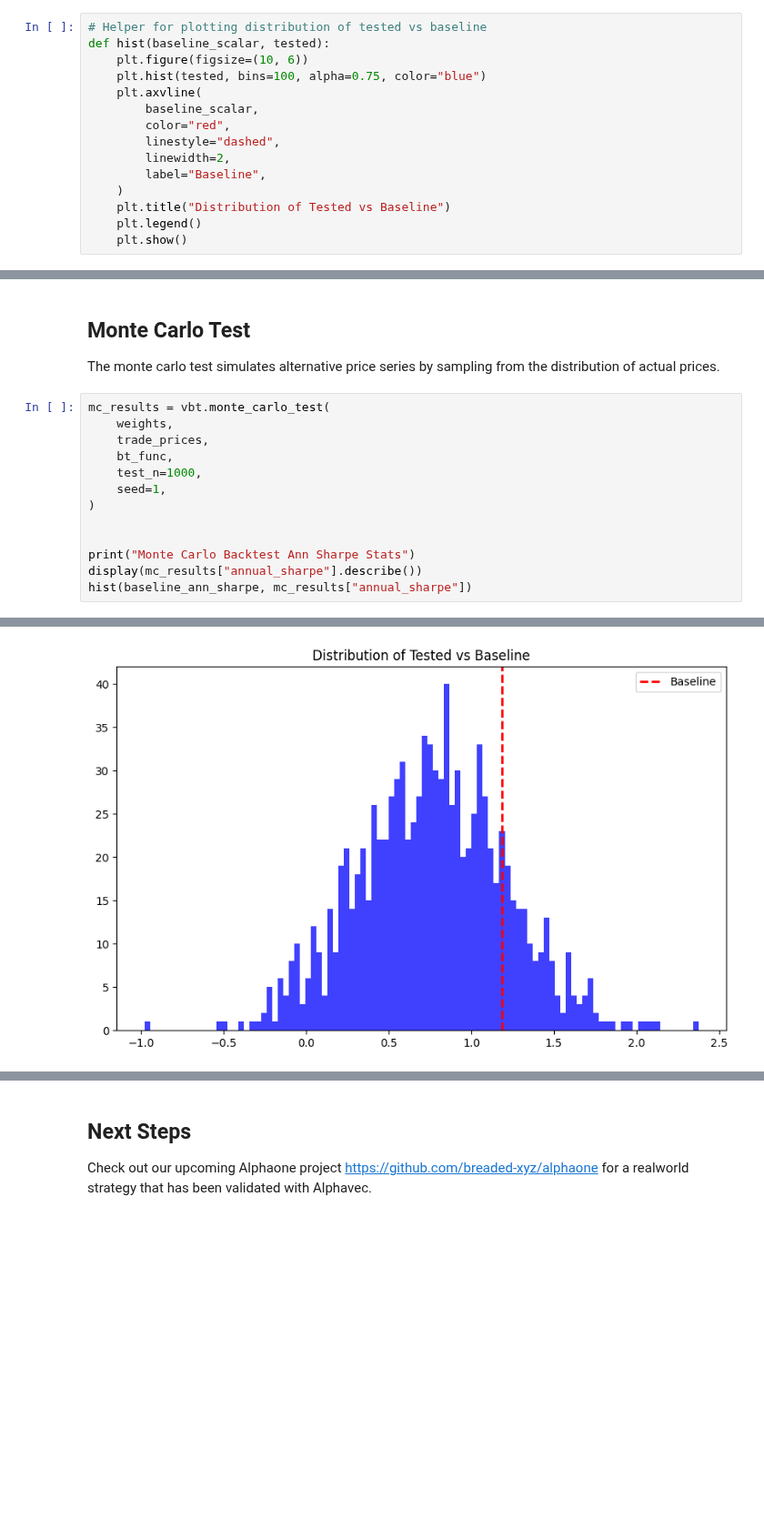
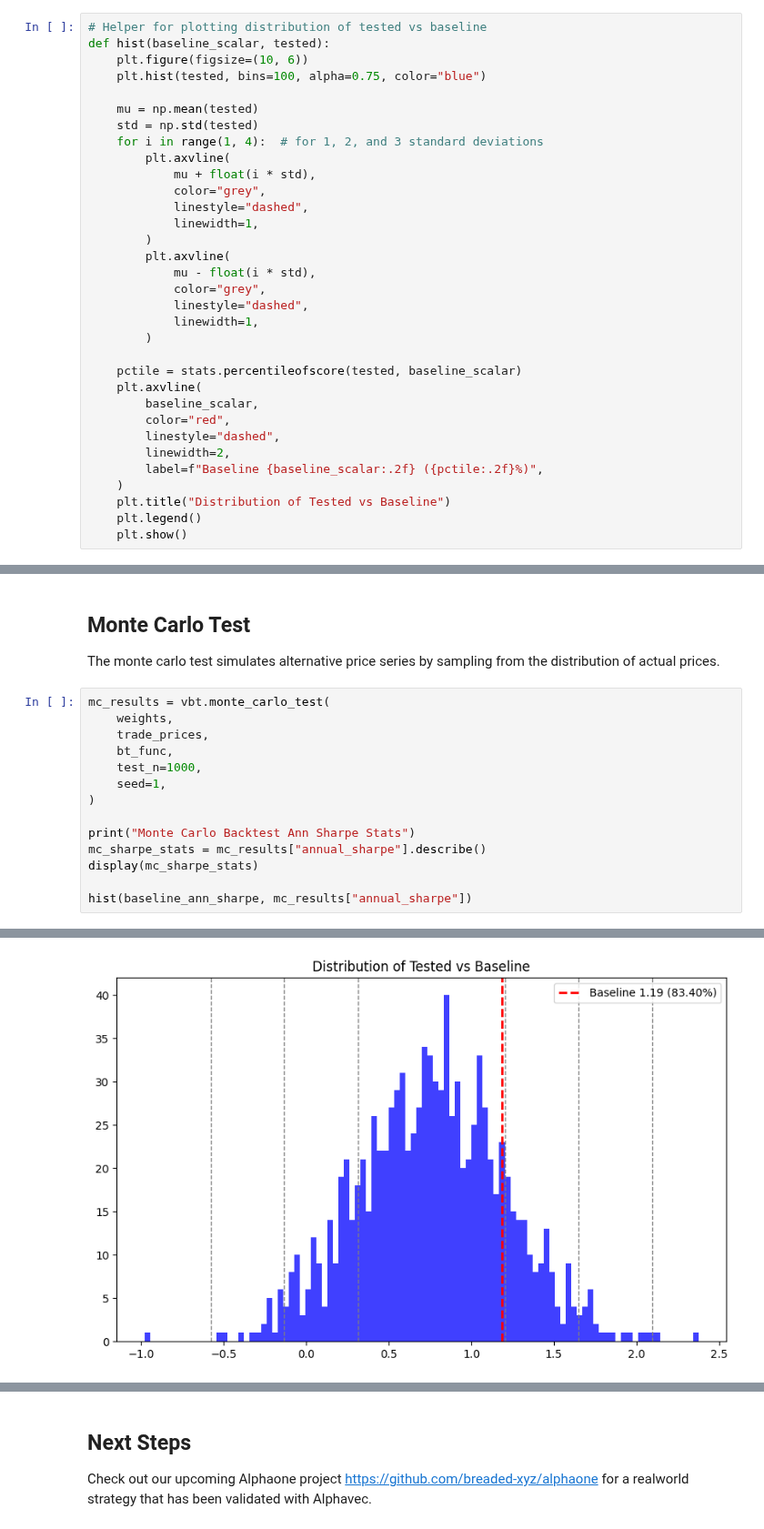
Before and after one commit to thecolngroup/alphavec, a Jupyter notebook: example.ipynb, the cells around one changed output, grey strips where cells are left out. Shown at 91% size. Saved outputs shown, nothing was run; the diff lists cells and outputs as text; blank space fills up the shorter version.

Commit message:
stat sig metrics

```diff
--- a/example.ipynb
+++ b/example.ipynb
@@ -242,12 +242,30 @@ Alphavec offers 2 simple tests for evaluating robustness:
 def hist(baseline_scalar, tested):
     plt.figure(figsize=(10, 6))
     plt.hist(tested, bins=100, alpha=0.75, color="blue")
+
+    mu = np.mean(tested)
+    std = np.std(tested)
+    for i in range(1, 4):  # for 1, 2, and 3 standard deviations
+        plt.axvline(
+            mu + float(i * std),
+            color="grey",
+            linestyle="dashed",
+            linewidth=1,
+        )
+        plt.axvline(
+            mu - float(i * std),
+            color="grey",
+            linestyle="dashed",
+            linewidth=1,
+        )
+
+    pctile = stats.percentileofscore(tested, baseline_scalar)
     plt.axvline(
         baseline_scalar,
         color="red",
         linestyle="dashed",
         linewidth=2,
-        label="Baseline",
+        label=f"Baseline {baseline_scalar:.2f} ({pctile:.2f}%)",
     )
     plt.title("Distribution of Tested vs Baseline")
     plt.legend()
@@ -264,25 +282,26 @@ The monte carlo test simulates alternative price series by sampling from the dis
 # %%
 mc_results = vbt.monte_carlo_test(
     weights,
     trade_prices,
     bt_func,
     test_n=1000,
     seed=1,
 )
 
+print("Monte Carlo Backtest Ann Sharpe Stats")
+mc_sharpe_stats = mc_results["annual_sharpe"].describe()
+display(mc_sharpe_stats)
 
-print("Monte Carlo Backtest Ann Sharpe Stats")
-display(mc_results["annual_sharpe"].describe())
 hist(baseline_ann_sharpe, mc_results["annual_sharpe"])
 # %% [output]
 Monte Carlo Backtest Ann Sharpe Stats
 count    1000.000000
 mean        0.758325
 std         0.446219
 min        -0.980511
 25%         0.451155
 50%         0.757981
 75%         1.059014
 max         2.378543
 Name: annual_sharpe, dtype: float64
-[figure, old version]
+[figure, new version]
```
Also changed, not shown: parts of 4 cells of this notebook, 2 other files.
